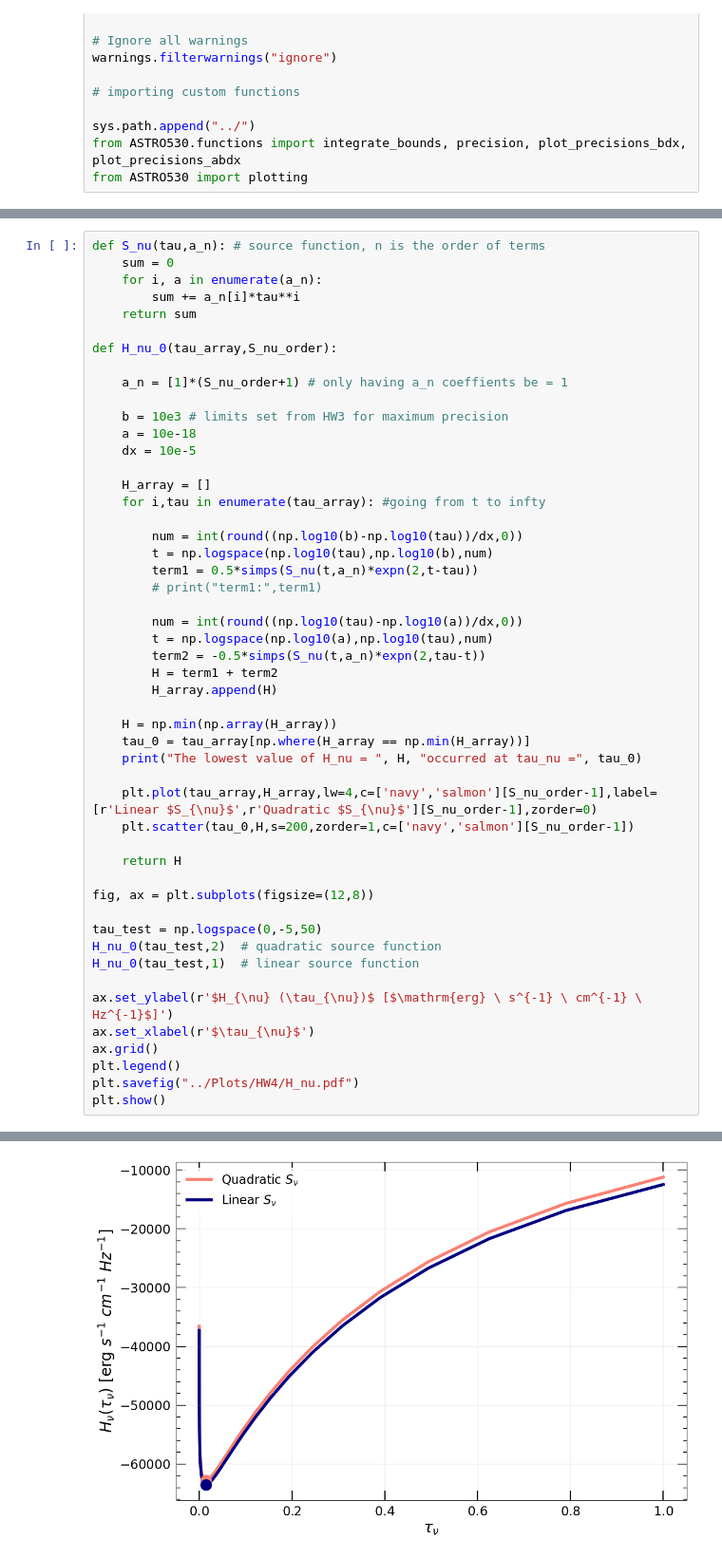
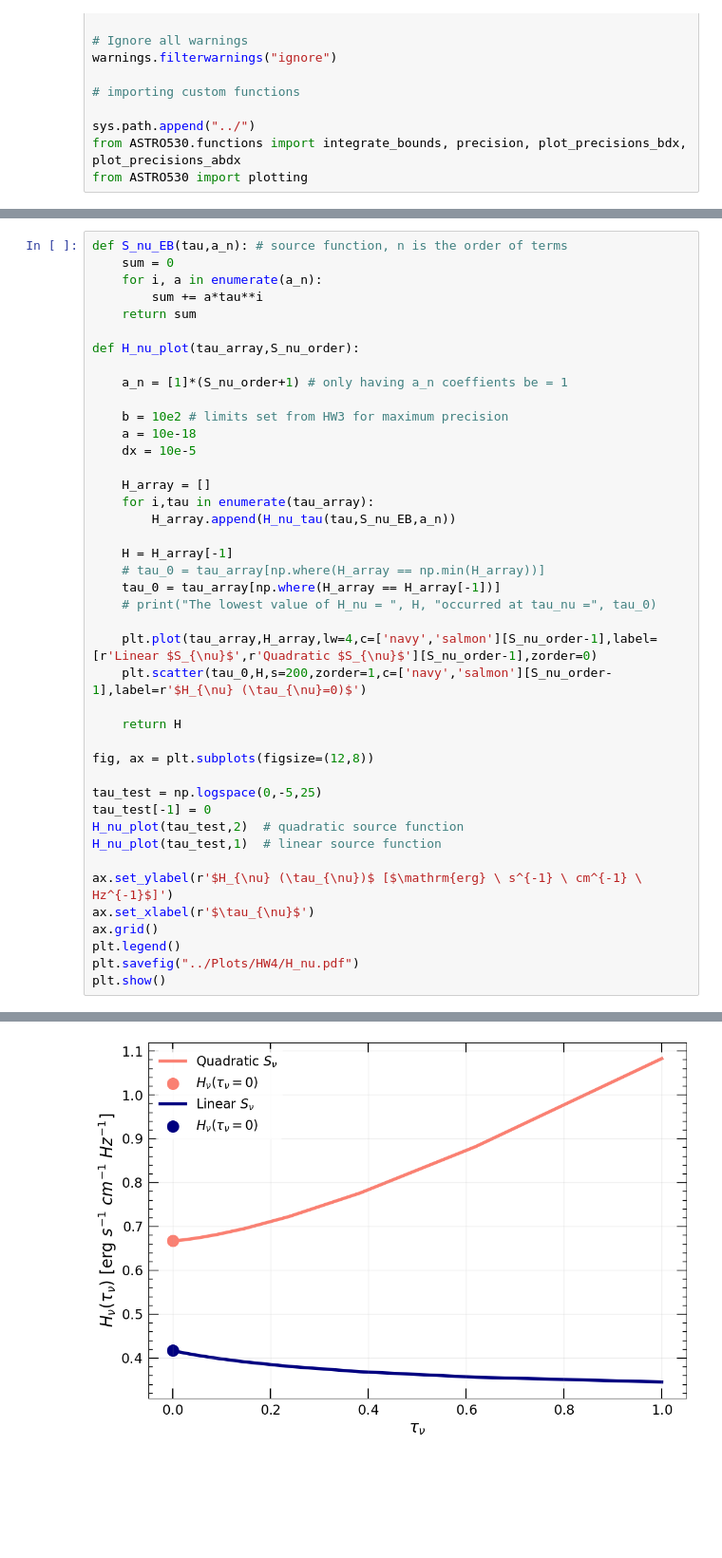
Before and after one commit to efb5552/EFBurnham-ASTRO-530, a Jupyter notebook: Assignment Notebooks/HW4.ipynb, the cells around one changed output, grey strips where cells are left out. Shown at 95% size. Cells and saved outputs as stored; diff of their text form; blank space fills up the shorter version.

```diff
--- a/Assignment Notebooks/HW4.ipynb
+++ b/Assignment Notebooks/HW4.ipynb
@@ -24,46 +47,38 @@ from ASTRO530 import plotting
 # %%
-def S_nu(tau,a_n): # source function, n is the order of terms
+def S_nu_EB(tau,a_n): # source function, n is the order of terms
     sum = 0
     for i, a in enumerate(a_n):
-        sum += a_n[i]*tau**i
+        sum += a*tau**i
     return sum
 
-def H_nu_0(tau_array,S_nu_order):
+def H_nu_plot(tau_array,S_nu_order):
 
     a_n = [1]*(S_nu_order+1) # only having a_n coeffients be = 1
 
-    b = 10e3 # limits set from HW3 for maximum precision
+    b = 10e2 # limits set from HW3 for maximum precision
     a = 10e-18
     dx = 10e-5
 
     H_array = []
-    for i,tau in enumerate(tau_array): #going from t to infty
+    for i,tau in enumerate(tau_array):
+        H_array.append(H_nu_tau(tau,S_nu_EB,a_n))
 
-        num = int(round((np.log10(b)-np.log10(tau))/dx,0))
-        t = np.logspace(np.log10(tau),np.log10(b),num)
-        term1 = 0.5*simps(S_nu(t,a_n)*expn(2,t-tau))
-        # print("term1:",term1)
-
-        num = int(round((np.log10(tau)-np.log10(a))/dx,0))
-        t = np.logspace(np.log10(a),np.log10(tau),num)
-        term2 = -0.5*simps(S_nu(t,a_n)*expn(2,tau-t))
-        H = term1 + term2
-        H_array.append(H)
-
-    H = np.min(np.array(H_array))
-    tau_0 = tau_array[np.where(H_array == np.min(H_array))]
-    print("The lowest value of H_nu = ", H, "occurred at tau_nu =", tau_0)
+    H = H_array[-1]
+    # tau_0 = tau_array[np.where(H_array == np.min(H_array))]
+    tau_0 = tau_array[np.where(H_array == H_array[-1])]
+    # print("The lowest value of H_nu = ", H, "occurred at tau_nu =", tau_0)
 
     plt.plot(tau_array,H_array,lw=4,c=['navy','salmon'][S_nu_order-1],label=[r'Linear $S_{\nu}$',r'Quadratic $S_{\nu}$'][S_nu_order-1],zorder=0)
-    plt.scatter(tau_0,H,s=200,zorder=1,c=['navy','salmon'][S_nu_order-1])
+    plt.scatter(tau_0,H,s=200,zorder=1,c=['navy','salmon'][S_nu_order-1],label=r'$H_{\nu} (\tau_{\nu}=0)$')
 
     return H
 
 fig, ax = plt.subplots(figsize=(12,8))
 
-tau_test = np.logspace(0,-5,50)
-H_nu_0(tau_test,2)  # quadratic source function
-H_nu_0(tau_test,1)  # linear source function
+tau_test = np.logspace(0,-5,25)
+tau_test[-1] = 0
+H_nu_plot(tau_test,2)  # quadratic source function
+H_nu_plot(tau_test,1)  # linear source function
 
 ax.set_ylabel(r'$H_{\nu} (\tau_{\nu})$ [$\mathrm{erg} \ s^{-1} \ cm^{-1} \ Hz^{-1}$]')
 ax.set_xlabel(r'$\tau_{\nu}$')
@@ -77 +90 @@ The lowest value of H_nu =  -63549.995187929344 occurred at tau_nu = [0.01456348
-[figure, old version]
+[figure, new version]
```
Also changed, not shown: parts of 2 cells of this notebook, 8 other files.
